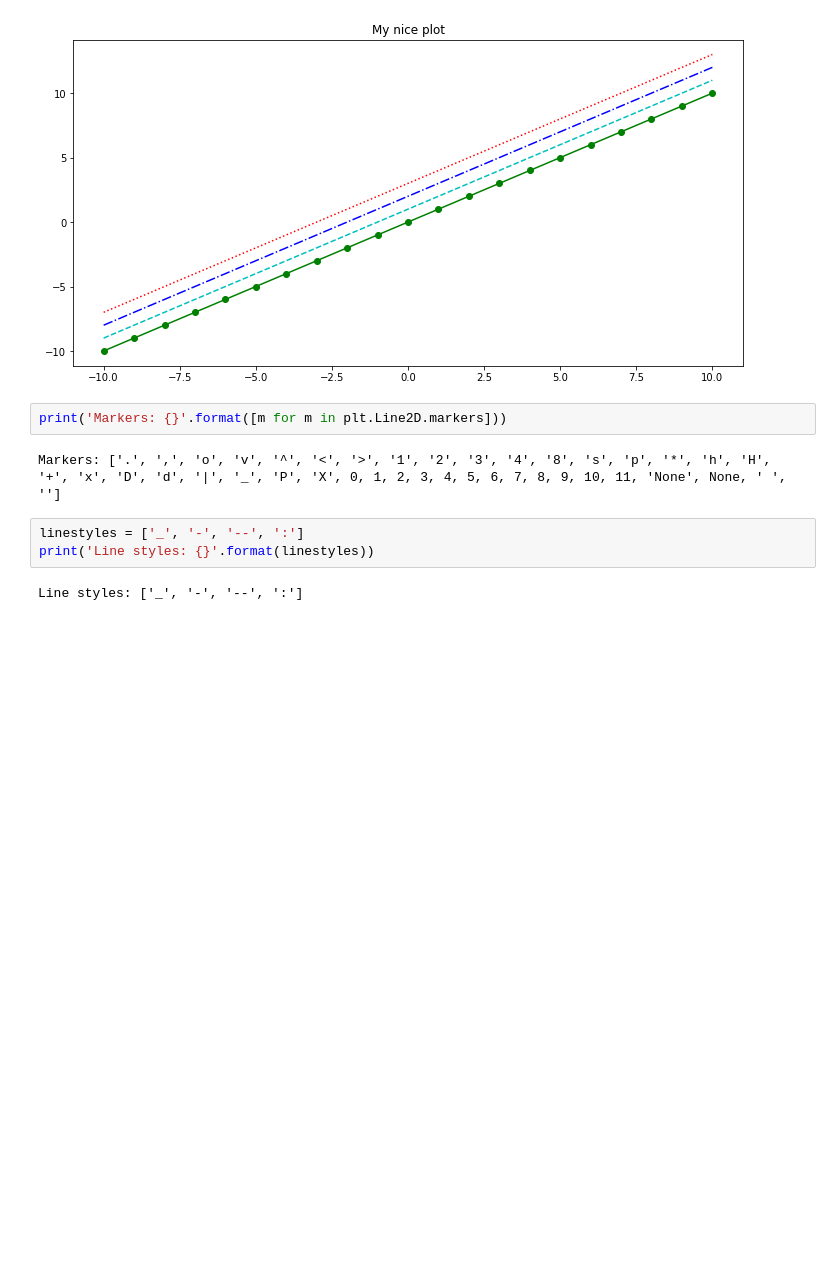
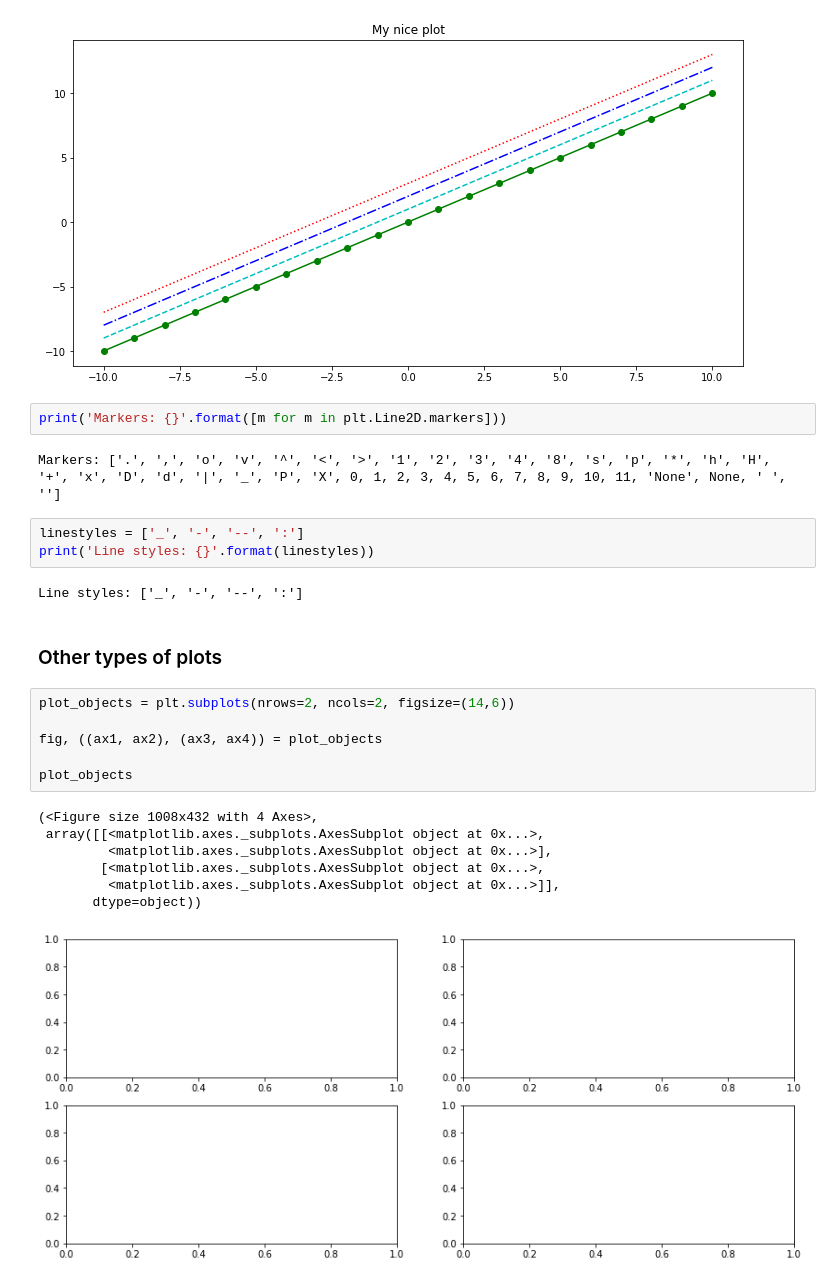
Before and after one commit to soralee2821/coding, a Jupyter notebook: 2021_05_24.ipynb, the cells around one changed output. Cells and saved outputs as stored; diff of their text form; blank space fills up the shorter version.

Commit message:
Python_plt_Visualizations

```diff
--- a/2021_05_24.ipynb
+++ b/2021_05_24.ipynb
@@ -98,3 +98,19 @@ linestyles = ['_', '-', '--', ':']
 print('Line styles: {}'.format(linestyles))
 # %% [output]
 Line styles: ['_', '-', '--', ':']
+# %% [markdown]
+### Other types of plots
+# %%
+plot_objects = plt.subplots(nrows=2, ncols=2, figsize=(14,6))
+
+fig, ((ax1, ax2), (ax3, ax4)) = plot_objects
+
+plot_objects
+# %% [output]
+(<Figure size 1008x432 with 4 Axes>,
+ array([[<matplotlib.axes._subplots.AxesSubplot object at 0x...>,
+         <matplotlib.axes._subplots.AxesSubplot object at 0x...>],
+        [<matplotlib.axes._subplots.AxesSubplot object at 0x...>,
+         <matplotlib.axes._subplots.AxesSubplot object at 0x...>]],
+       dtype=object))
+[figure, added]
```
Also changed, not shown: parts of 6 cells of this notebook.
